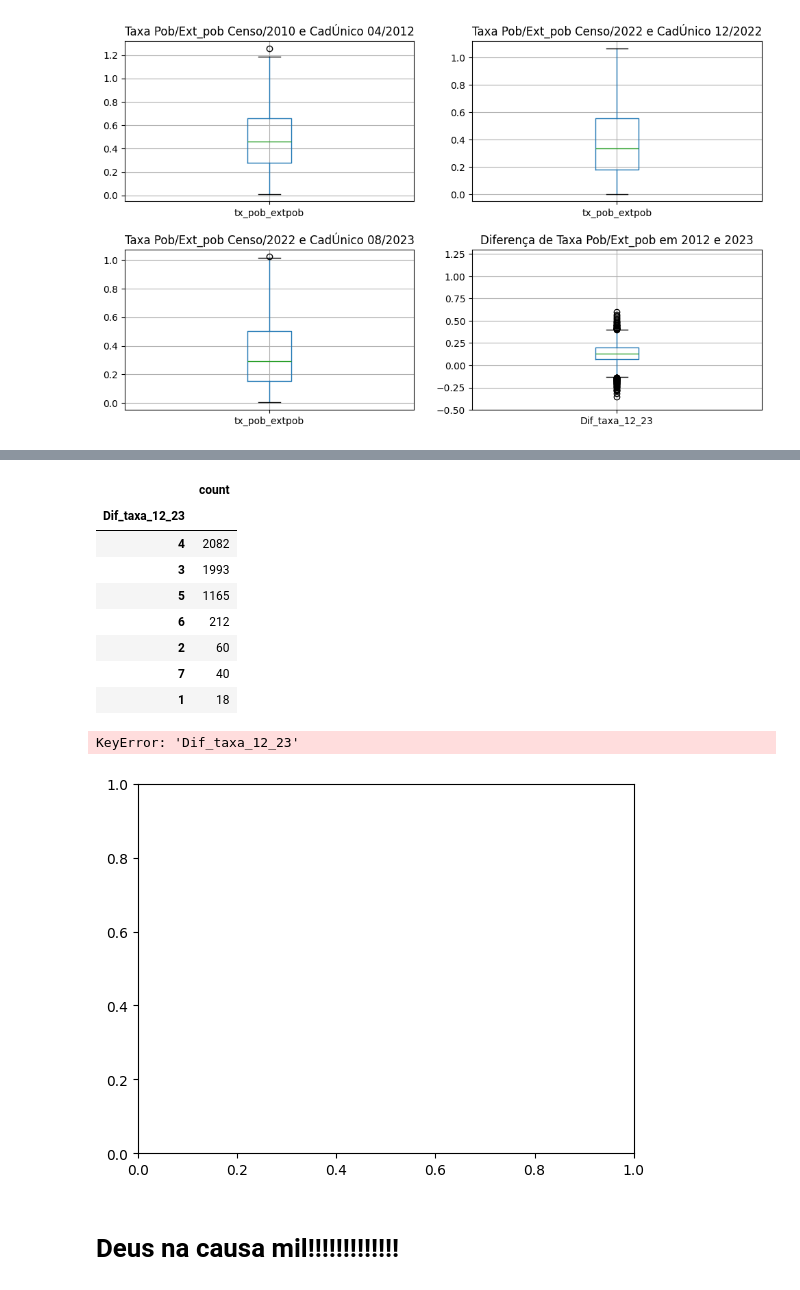
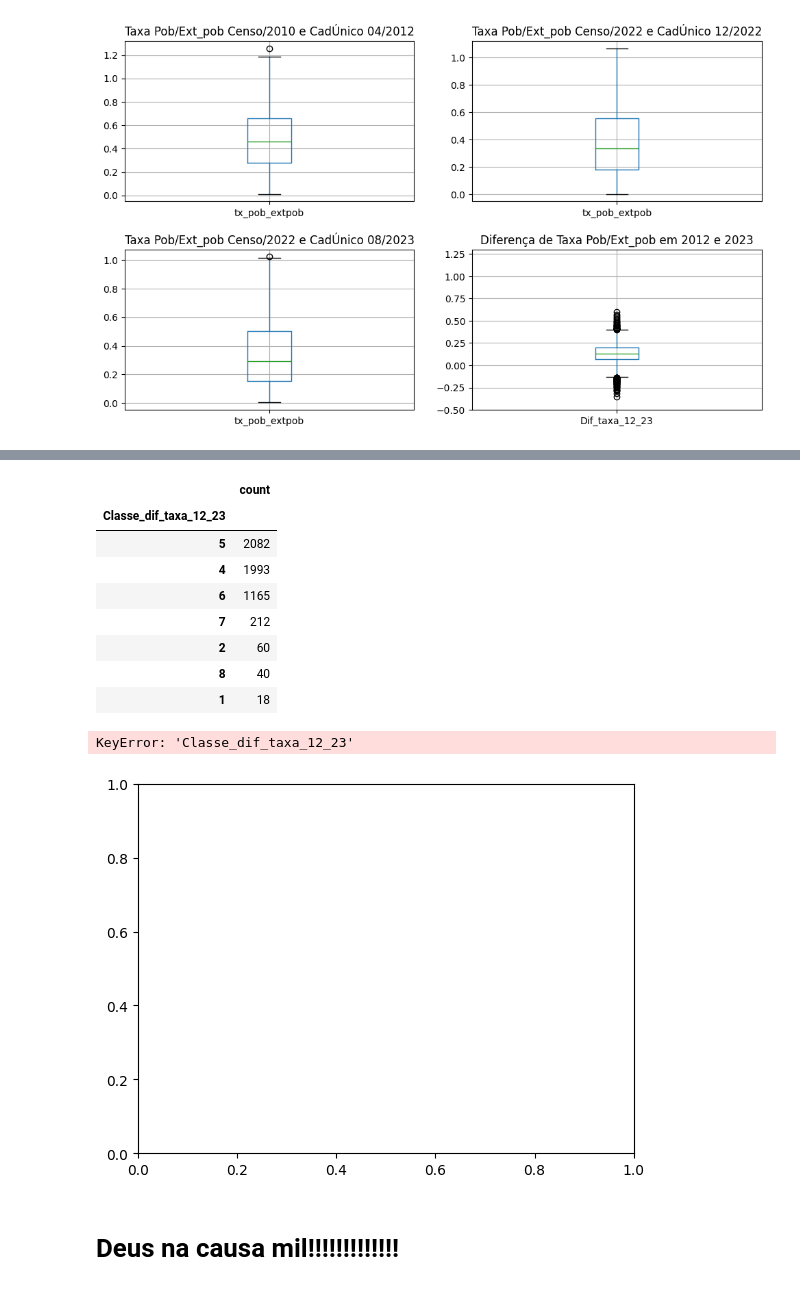
Before and after one commit to heliomacedofilho/projetos-do-bootcamp-analise-de-dados-enap-2023, a Jupyter notebook: presenca_das_politicas_publicas_sociais_nos_municipios/cadunico.ipynb, the cells around one changed output, grey strips where cells are left out. Saved outputs shown, nothing was run; the diff lists cells and outputs as text; code cells hidden in the pictures.

```diff
--- a/presenca_das_politicas_publicas_sociais_nos_municipios/cadunico.ipynb
+++ b/presenca_das_politicas_publicas_sociais_nos_municipios/cadunico.ipynb
@@ -1155,6 +1147,3 @@ Data columns (total 3 columns):
  2   total_pop  5570 non-null   object
 dtypes: object(3)
 memory usage: 174.1+ KB
-# %%
-pop_censo_2022['ibge_6'] = pop_censo_2022['ibge_6'].astype(int)
-pop_censo_2022['total_pop'] = pop_censo_2022['total_pop'].astype(int)
@@ -1530,5 +1563,5 @@ df_cad_2012_2023_pes_limpa_23_ago = df_cad_2012_2023_pes.drop(columns={'total_pe
 # %%
-df_cad_2012_2023_pes_limpa_23_ago = df_cad_2012_2023_pes_limpa_23[df_cad_2012_2023_pes_limpa_23['referencia']==202308]
+df_cad_2012_2023_pes_limpa_23_ago = df_cad_2012_2023_pes_limpa_23_ago[df_cad_2012_2023_pes_limpa_23_ago['referencia']==202308]
 # %%
 df_cad_2012_2023_pes_limpa_23_ago.info()
 # %% [output]
@@ -1707,27 +1740,6 @@ result
 | 5568 | 431454 | NaN | NaN | NaN | 202308 | Pinto Bandeira | 0.025442 | ... |
 | 5569 | 500627 | NaN | NaN | NaN | 202308 | Paraíso das Águas | 0.110261 | ... |
 5570 rows × 8 columns
-# %%
-#'< -20%', '< -10%', '< 10%', '<20%', '<30%', '<40%', '40% ou mais'
-# for Dif_taxa_12_23 in result:
-#     if Dif_taxa_12_23 < (-0.2):
-#         return 1
-#     elif Dif_taxa_12_23 < (-0.1):
-#         return 2
-#     elif Dif_taxa_12_23 < 0.1:
-#         return 3
-#     elif Dif_taxa_12_23 < 0.2:
-#         return 4
-#     elif Dif_taxa_12_23 < 0.3:
-#         return 5
-#     elif Dif_taxa_12_23 < 0.4:
-#         return 6
-#     else:
-#         return 7
-
-result['Dif_taxa_12_23'] = result['Dif_taxa_12_23'].map(mapear_valor)
-result['Indice_dif_taxa] = result['tx_pob_extpob_x'] - result['tx_pob_extpob_y']
-result
 # %%
 result.describe()
 # %% [output]
@@ -2038,16 +2006,18 @@ def mapear_valor(valor):
         return 1
     elif valor < (-0.1):
         return 2
+    if valor == 0.0:
+        return 3
     elif valor < 0.1:
-        return 3
+        return 4
     elif valor < 0.2:
-        return 4
+        return 5
     elif valor < 0.3:
-        return 5
+        return 6
     elif valor < 0.4:
-        return 6
+        return 7
     else:
-        return 7
+        return 8
 
-result['Dif_taxa_12_23'] = result['Dif_taxa_12_23'].map(mapear_valor)
+result['Classe_dif_taxa_12_23'] = result['Dif_taxa_12_23'].map(mapear_valor)
 # %%
@@ -2061,36 +2051,36 @@ Name: count, dtype: int64
 # %%
-indice_dif_tx = result['Dif_taxa_12_23'].value_counts()
+indice_dif_tx = result['Classe_dif_taxa_12_23'].value_counts()
 indice_dif_tx = pd.DataFrame(indice_dif_tx)
 indice_dif_tx
 # %% [output]
 |  | count |
-| Dif_taxa_12_23 |  |
-| 4 | 2082 |
-| 3 | 1993 |
-| 5 | 1165 |
-| 6 | 212 |
+| Classe_dif_taxa_12_23 |  |
+| 5 | 2082 |
+| 4 | 1993 |
+| 6 | 1165 |
+| 7 | 212 |
 | 2 | 60 |
-| 7 | 40 |
+| 8 | 40 |
 | 1 | 18 |
 # %%
 fig, ax = plt.subplots()
 
-X = indice_dif_tx['Dif_taxa_12_23']
+X = indice_dif_tx['Classe_dif_taxa_12_23']
 Y = indice_dif_tx['count']
 ax.bar(X, Y)
 
-plt.title('Diferença da taxa de pessoas em situação de pob/ext_pop em 2010 e 2023')
+plt.title('Diferença das taxas de pessoas em situação de pob/ext_pop em 2010 e 2023')
 
-ax.set_xticklabels(['< -20%', '< -10%', '< 10%', '<20%', '<30%', '<40%', '40% ou mais'],
+ax.set_xticklabels(['(-20%) ou mais', 'até (-10%)','sem diferença', 'até 10%', 'até 20%', 'até 30%', 'até 40%', '40% ou mais'],
                    rotation=0, fontsize=8)
 
-ax.set_xlabel('Dif da taxa', fontsize=8)
+ax.set_xlabel('Diferença da taxa', fontsize=8)
 
 ax.set_ylabel('Número de Municípios', fontsize=8)
 
 plt.show()
 # %% [output]
-KeyError: 'Dif_taxa_12_23'
+KeyError: 'Classe_dif_taxa_12_23'
 [figure]
 # %% [markdown]
 # Deus na causa mil!!!!!!!!!!!!!
```
Also changed, not shown: parts of 51 cells of this notebook, 5 other files.
